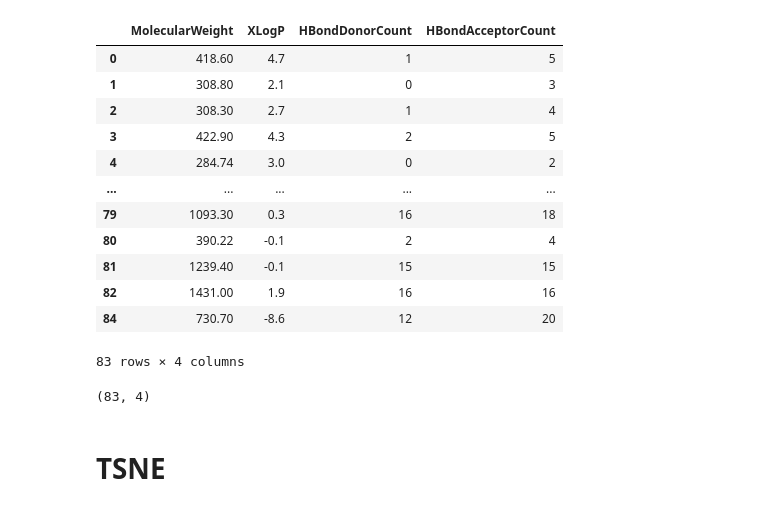
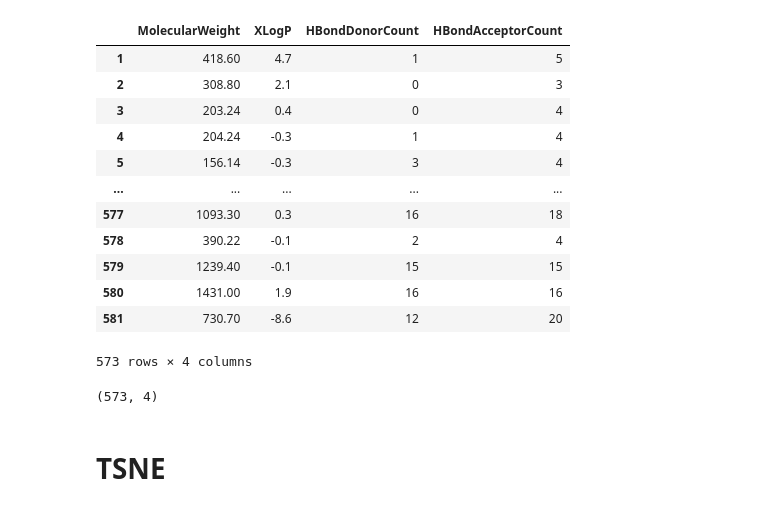
Before and after one commit to JKosciukiewicz/MLDD_Project, a Jupyter notebook: Clustering_examples.ipynb, the cells around one changed output. Cells and saved outputs as stored; diff of their text form; code cells hidden in the pictures.

```diff
--- a/Clustering_examples.ipynb
+++ b/Clustering_examples.ipynb
@@ -10,32 +10,32 @@ import seaborn as sns
 import matplotlib.pyplot as plt
 # %%
 # read csv
-df=pd.read_csv('./data/combined_output.csv', sep=';')
+df=pd.read_csv('./data/combined_output_3.csv', sep=';')
 # drop incomplete rows
 df = df.dropna()
 # drop CID column
 df = df.drop(columns=['CID'])
 df
 # %% [output]
 |  | MolecularWeight | XLogP | HBondDonorCount | HBondAcceptorCount |
-| 0 | 418.60 | 4.7 | 1 | 5 |
-| 1 | 308.80 | 2.1 | 0 | 3 |
-| 2 | 308.30 | 2.7 | 1 | 4 |
-| 3 | 422.90 | 4.3 | 2 | 5 |
-| 4 | 284.74 | 3.0 | 0 | 2 |
+| 1 | 418.60 | 4.7 | 1 | 5 |
+| 2 | 308.80 | 2.1 | 0 | 3 |
+| 3 | 203.24 | 0.4 | 0 | 4 |
+| 4 | 204.24 | -0.3 | 1 | 4 |
+| 5 | 156.14 | -0.3 | 3 | 4 |
 | ... | ... | ... | ... | ... |
-| 79 | 1093.30 | 0.3 | 16 | 18 |
-| 80 | 390.22 | -0.1 | 2 | 4 |
-| 81 | 1239.40 | -0.1 | 15 | 15 |
-| 82 | 1431.00 | 1.9 | 16 | 16 |
-| 84 | 730.70 | -8.6 | 12 | 20 |
+| 577 | 1093.30 | 0.3 | 16 | 18 |
+| 578 | 390.22 | -0.1 | 2 | 4 |
+| 579 | 1239.40 | -0.1 | 15 | 15 |
+| 580 | 1431.00 | 1.9 | 16 | 16 |
+| 581 | 730.70 | -8.6 | 12 | 20 |
-83 rows × 4 columns
+573 rows × 4 columns
 # %%
 # convert to numpy array
 X = df.to_numpy()
 X.shape
 # %% [output]
-(83, 4)
+(573, 4)
 # %% [markdown]
 # TSNE
 # %%
```
Also changed, not shown: parts of 14 cells of this notebook, 6 other files.
